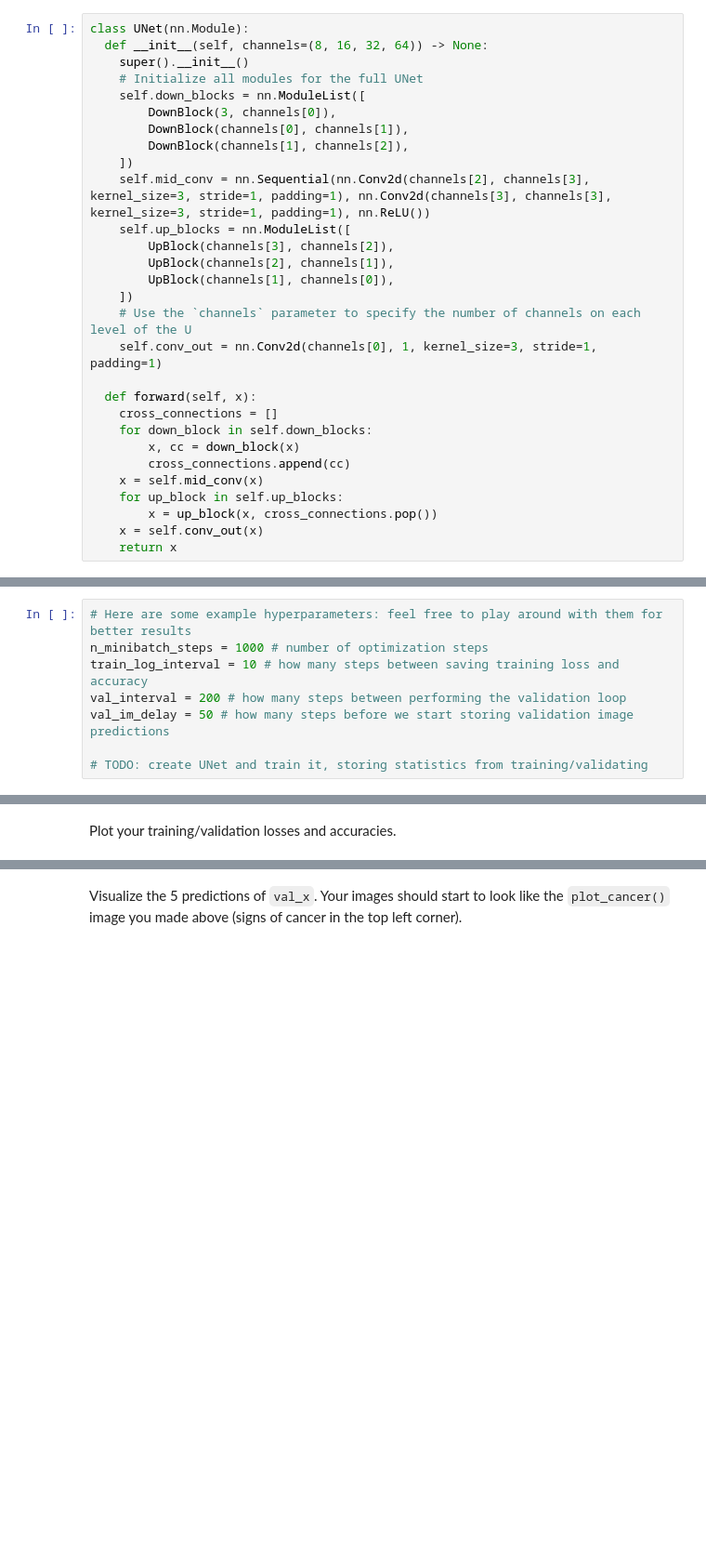
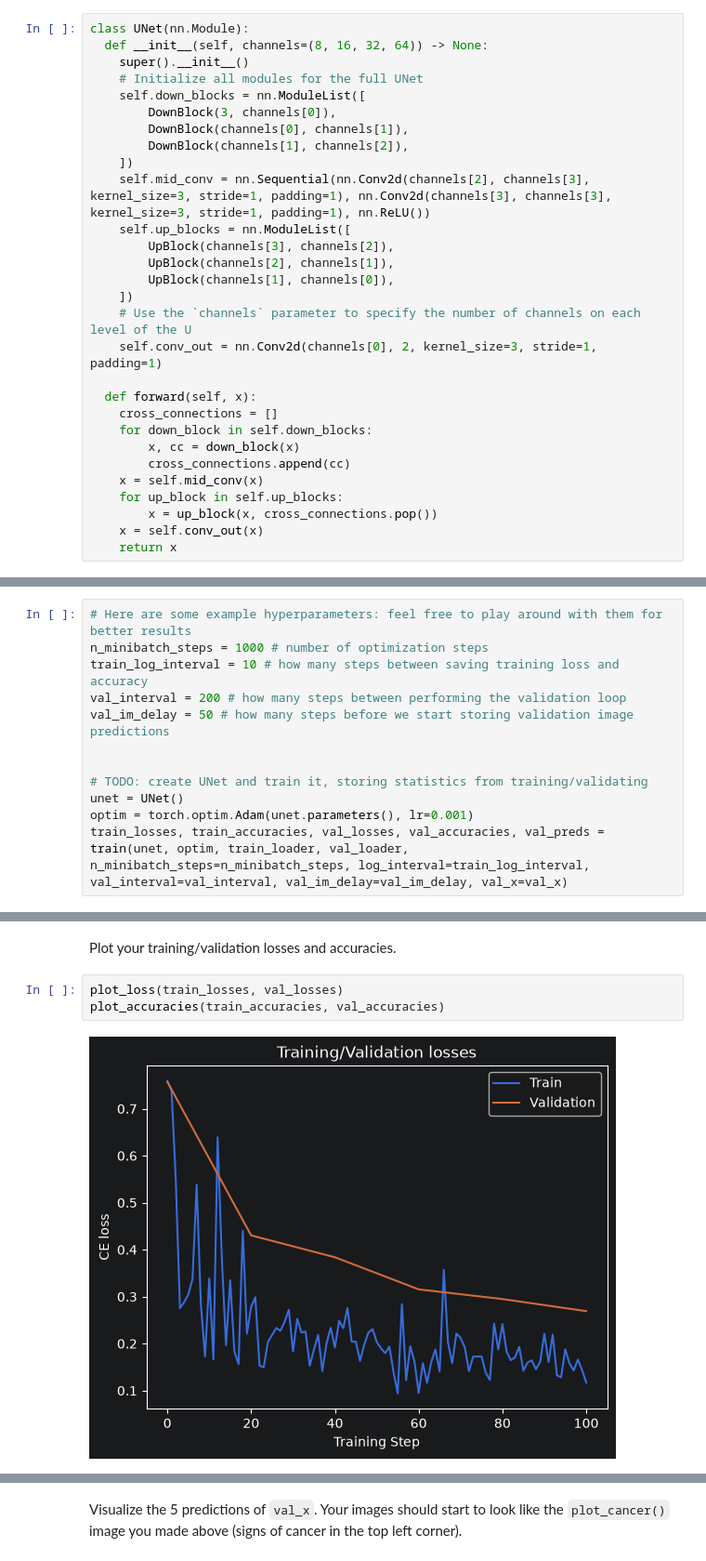
Before and after one commit to connorharv/byu-cs474, a Jupyter notebook: lab4_unets.ipynb, the cells around one changed output, grey strips where cells are left out. Shown at 93% size. Cells and saved outputs as stored; diff of their text form; blank space fills up the shorter version.

```diff
--- a/lab4_unets.ipynb
+++ b/lab4_unets.ipynb
@@ -639,7 +648,7 @@ class UNet(nn.Module):
         UpBlock(channels[1], channels[0]),
     ])
     # Use the `channels` parameter to specify the number of channels on each level of the U
-    self.conv_out = nn.Conv2d(channels[0], 1, kernel_size=3, stride=1, padding=1)
+    self.conv_out = nn.Conv2d(channels[0], 2, kernel_size=3, stride=1, padding=1)
 
   def forward(self, x):
     cross_connections = []
@@ -675,4 +683,8 @@ train_log_interval = 10 # how many steps between saving training loss and accura
 val_interval = 200 # how many steps between performing the validation loop
 val_im_delay = 50 # how many steps before we start storing validation image predictions
 
+
 # TODO: create UNet and train it, storing statistics from training/validating
+unet = UNet()
+optim = torch.optim.Adam(unet.parameters(), lr=0.001)
+train_losses, train_accuracies, val_losses, val_accuracies, val_preds = train(unet, optim, train_loader, val_loader, n_minibatch_steps=n_minibatch_steps, log_interval=train_log_interval, val_interval=val_interval, val_im_delay=val_im_delay, val_x=val_x)
@@ -679,2 +703,7 @@ val_im_delay = 50 # how many steps before we start storing validation image pred
 # %% [markdown]
 Plot your training/validation losses and accuracies.
+# %%
+plot_loss(train_losses, val_losses)
+plot_accuracies(train_accuracies, val_accuracies)
+# %% [output]
+[figure, added]
```
Also changed, not shown: parts of 12 cells of this notebook.
